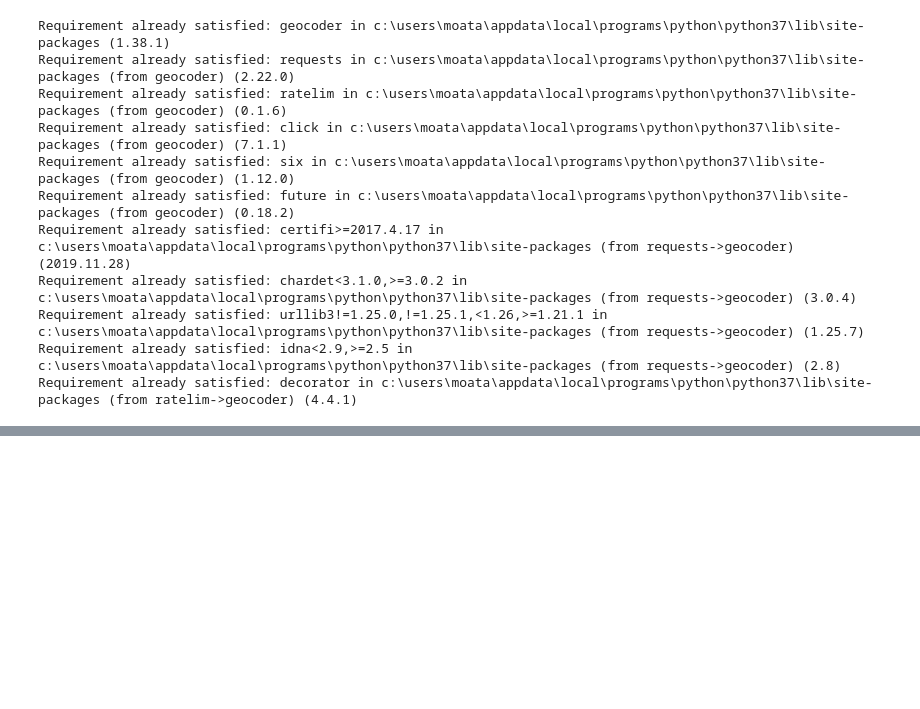
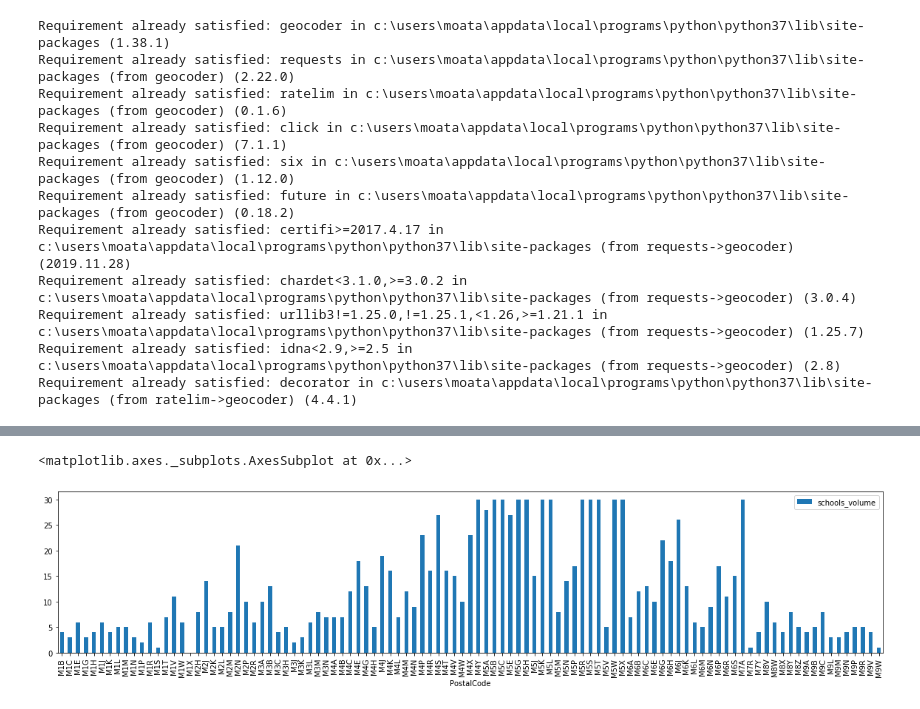
Before and after one commit to MoatazNegm/Coursera_Capstone, a Jupyter notebook: Week3_3_Assignment.ipynb, the cells around one changed output, grey strips where cells are left out. Cells and saved outputs as stored; diff of their text form; code cells hidden in the pictures; blank space fills up the shorter version.

```diff
--- a/Week3_3_Assignment.ipynb
+++ b/Week3_3_Assignment.ipynb
@@ -186,0 +226,4 @@ venues_map
+# %%
+venue_id = '4fa862b3e4b0ebff2f749f06' # ID of Harry's Italian Pizza Bar
+url = 'https://api.foursquare.com/v2/venues/{}?client_id={}&client_secret={}&v={}'.format(venue_id, CLIENT_ID, CLIENT_SECRET, VERSION)
+url
@@ -186,0 +259,39 @@ venues_map
+# %%
+from statistics import mean
+def getrating(xidall):
+    resultxid=[]
+    for xid in xidall:
+        print(xid)
+        urlid = 'https://api.foursquare.com/v2/venues/{}?client_id={}&client_secret={}&v={}'.format(xid, CLIENT_ID, CLIENT_SECRET, VERSION)
+        resultid = requests.get(url).json()
+        try:
+            resultxid.append(resultid['response']['venue']['rating'])
+        except:
+            resultxid.append(1)
+    print('done', mean(resultxid))
+    return mean(resultxid)
+
+
+def getavgratings(research,latall,lngall):
+    toreturn=[]
+    for lat,lng in zip(latall,lngall):
+        url = 'https://api.foursquare.com/v2/venues/search?client_id={}&client_secret={}&ll={},{}&v={}&query={}&radius={}&limit={}'.format(CLIENT_ID, CLIENT_SECRET, lat, lng, VERSION, research, radius, LIMIT)
+        results = requests.get(url).json()
+        # assign relevant part of JSON to venues
+        venues = results['response']['venues']
+
+        # tranform venues into a dataframe
+        dframe = json_normalize(venues)
+        try:
+            #toreturn.append(getrating(dframe['id']))
+            toreturn.append(dframe.shape[0])
+        except:
+            toreturn.append(0)
+
+    print('finish')
+    try:
+        return toreturn
+    except:
+        return 0
+# %%
+df['schools_volume']= getavgratings('school',df['Latitude'],df['Longitude'])
@@ -186,0 +316,5 @@ venues_map
+# %%
+df.plot.bar(x='PostalCode',y='schools_volume',figsize=(20,4))
+# %% [output]
+<matplotlib.axes._subplots.AxesSubplot at 0x...>
+[figure, added]
```
Also changed, not shown: parts of 18 cells of this notebook.
